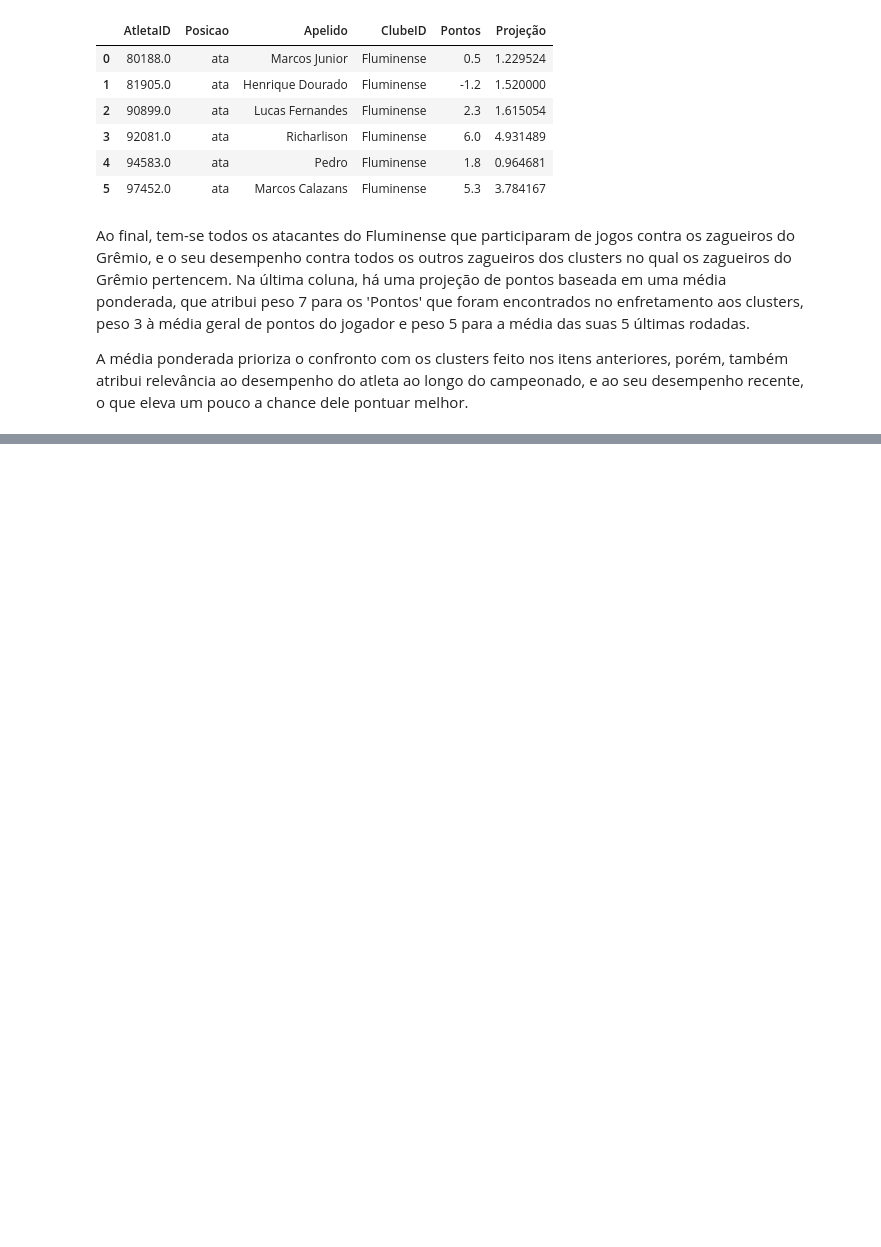
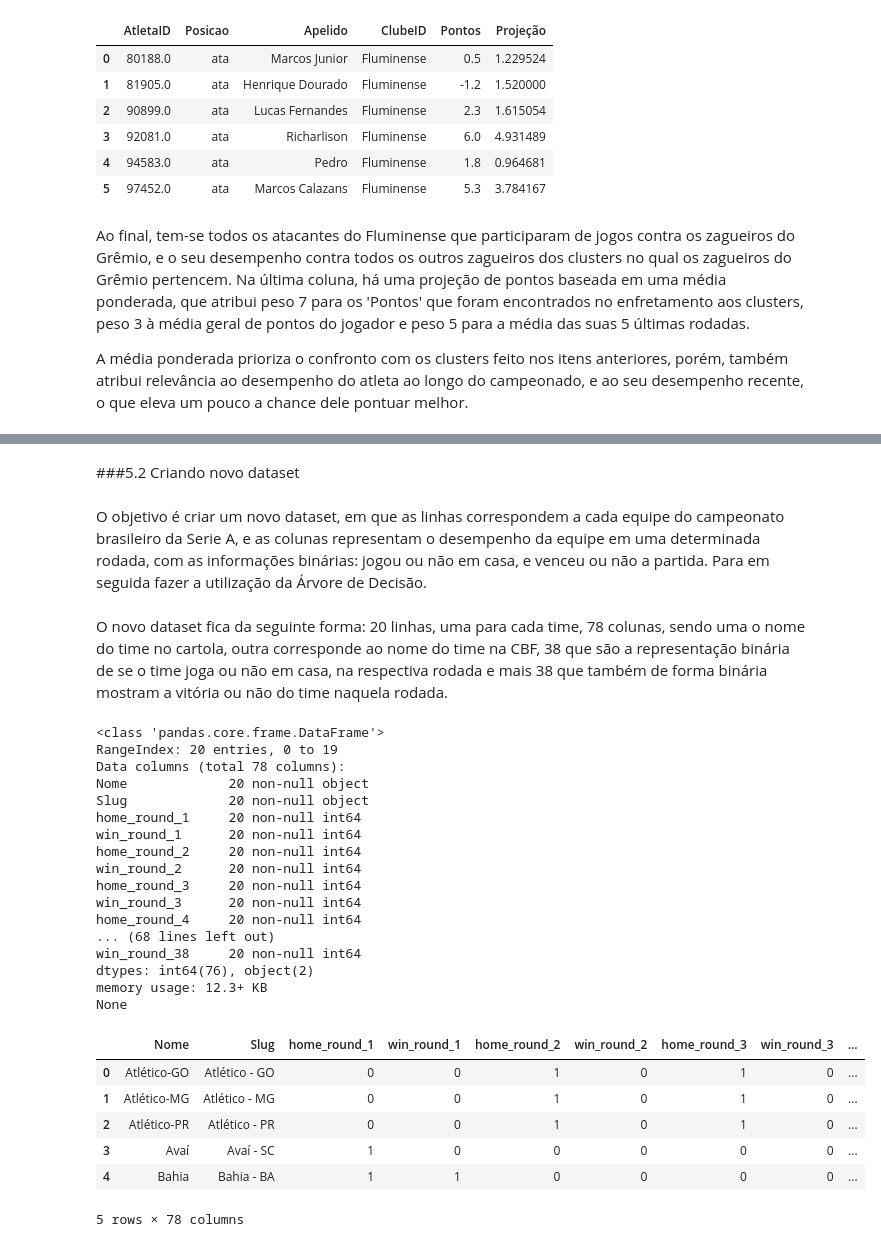
Before and after one commit to AndressaStefany/ClusteringAndCaRtola, a Jupyter notebook: Clustering.ipynb, the cells around one changed output, grey strips where cells are left out. Saved outputs shown, nothing was run; the diff lists cells and outputs as text; code cells hidden in the pictures; blank space fills up the shorter version.

```diff
--- a/Clustering.ipynb
+++ b/Clustering.ipynb
@@ -312,7 +312,7 @@ Pode-se tomar como exemplo, o ataque do time do Fluminense. A pergunta é, dada
 Para tal foram usados os dados do ano de 2017:
 # %%
 # datasets necessário para o cruzamento dos times
-partidas_2017 = pd.read_csv('2017_partidas.csv')
+partidas_2017 = pd.read_csv('2017_partidas.csv',index_col=0)
 times_ids = pd.read_csv('times_ids.csv')
 times_2017 = pd.read_csv('2017_times.csv', delimiter=';')
 # %% [markdown]
@@ -488,0 +557,4 @@ A média ponderada prioriza o confronto com os clusters feito nos itens anterior
+# %% [markdown]
+###5.2 Criando novo dataset
+# %% [markdown]
+O objetivo é criar um novo dataset, em que as linhas correspondem a cada equipe do campeonato brasileiro da Serie A, e as colunas representam o desempenho da equipe em uma determinada rodada, com as informações binárias: jogou ou não em casa, e venceu ou não a partida. Para em seguida fazer a utilização da Árvore de Decisão.
@@ -488,0 +615,31 @@ A média ponderada prioriza o confronto com os clusters feito nos itens anterior
+# %% [markdown]
+O novo dataset fica da seguinte forma: 20 linhas, uma para cada time, 78 colunas, sendo uma o nome do time no cartola, outra corresponde ao nome do time na CBF, 38 que são a representação binária de se o time joga ou não em casa, na respectiva rodada e mais 38 que também de forma binária mostram a vitória ou não do time naquela rodada.
+# %%
+print(new_dataset.info())
+
+new_dataset.head()
+# %% [output]
+<class 'pandas.core.frame.DataFrame'>
+RangeIndex: 20 entries, 0 to 19
+Data columns (total 78 columns):
+Nome             20 non-null object
+Slug             20 non-null object
+home_round_1     20 non-null int64
+win_round_1      20 non-null int64
+home_round_2     20 non-null int64
+win_round_2      20 non-null int64
+home_round_3     20 non-null int64
+win_round_3      20 non-null int64
+home_round_4     20 non-null int64
+... (68 lines left out)
+win_round_38     20 non-null int64
+dtypes: int64(76), object(2)
+memory usage: 12.3+ KB
+None
+|  | Nome | Slug | home_round_1 | win_round_1 | home_round_2 | win_round_2 | home_round_3 | win_round_3 | ... |
+| 0 | Atlético-GO | Atlético - GO | 0 | 0 | 1 | 0 | 1 | 0 | ... |
+| 1 | Atlético-MG | Atlético - MG | 0 | 0 | 1 | 0 | 1 | 0 | ... |
+| 2 | Atlético-PR | Atlético - PR | 0 | 0 | 1 | 0 | 1 | 0 | ... |
+| 3 | Avaí | Avaí - SC | 1 | 0 | 0 | 0 | 0 | 0 | ... |
+| 4 | Bahia | Bahia - BA | 1 | 1 | 0 | 0 | 0 | 0 | ... |
+5 rows × 78 columns
```
Also changed, not shown: parts of 10 cells of this notebook.
